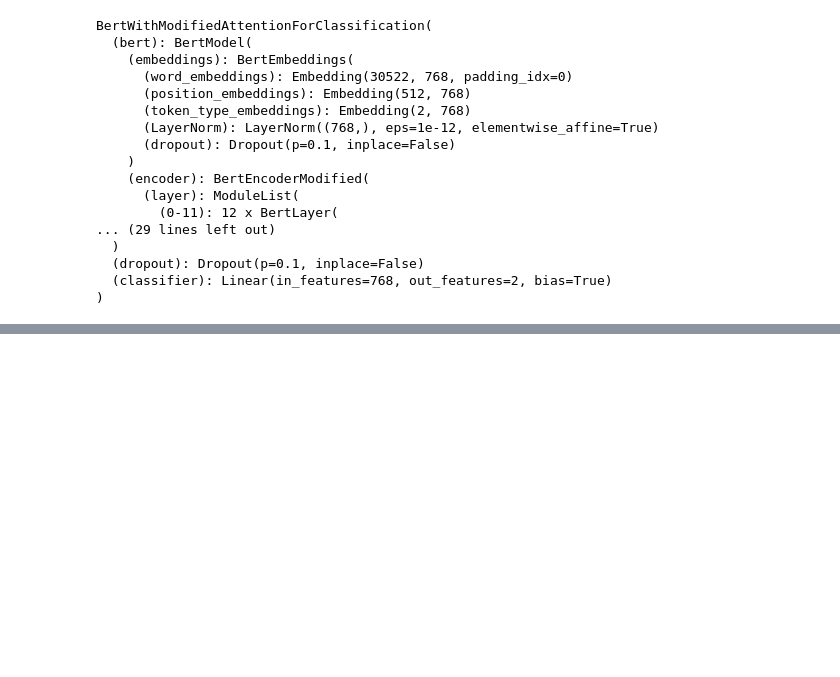
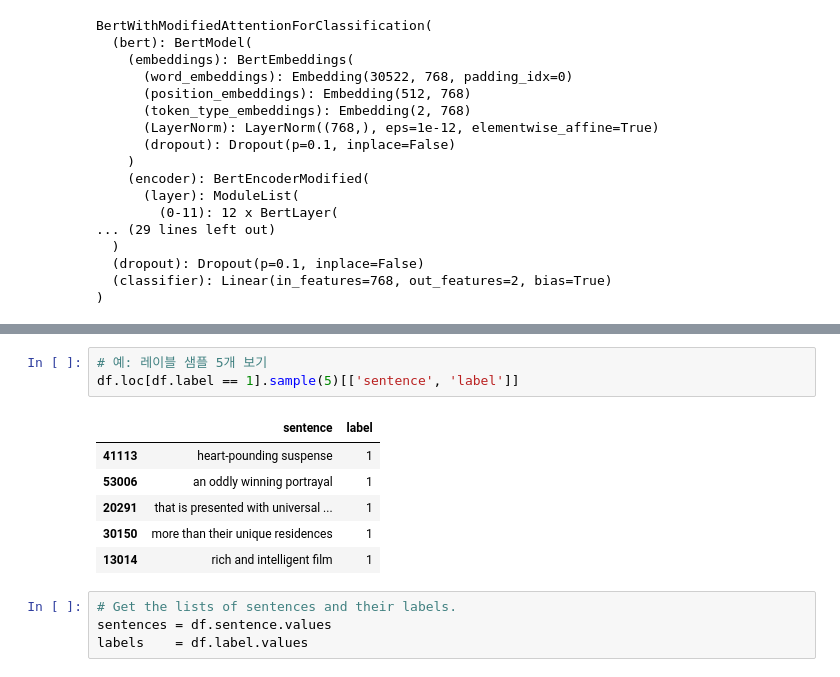
Before and after one commit to yi-juho/-K_MHAS-_HuggingFace_dataset_MultiBERT_shared, a Jupyter notebook: CoLA_Document_Classification_BERT.ipynb, the cells around one changed output, grey strips where cells are left out. Drawn from its saved outputs; the diff is of its cells as text; blank space fills up the shorter version.

```diff
--- a/CoLA_Document_Classification_BERT.ipynb
+++ b/CoLA_Document_Classification_BERT.ipynb
@@ -2986,0 +3146,14 @@ BertWithModifiedAttentionForClassification(
+# %%
+# 예: 레이블 샘플 5개 보기
+df.loc[df.label == 1].sample(5)[['sentence', 'label']]
+# %% [output]
+|  | sentence | label |
+| 41113 | heart-pounding suspense | 1 |
+| 53006 | an oddly winning portrayal | 1 |
+| 20291 | that is presented with universal ... | 1 |
+| 30150 | more than their unique residences | 1 |
+| 13014 | rich and intelligent film | 1 |
+# %%
+# Get the lists of sentences and their labels.
+sentences = df.sentence.values
+labels    = df.label.values
```
Also changed, not shown: parts of 50 cells of this notebook.
